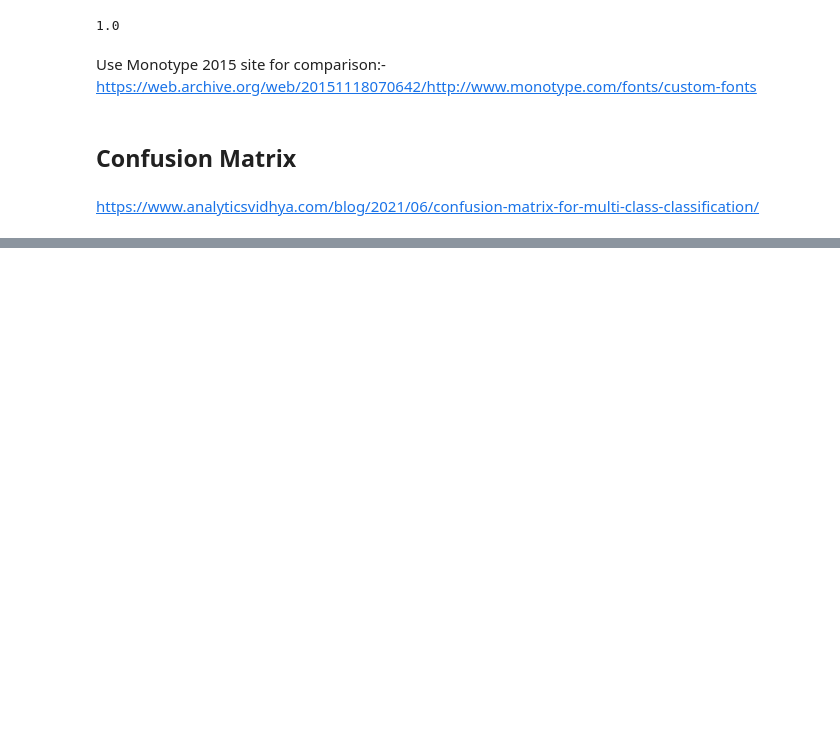
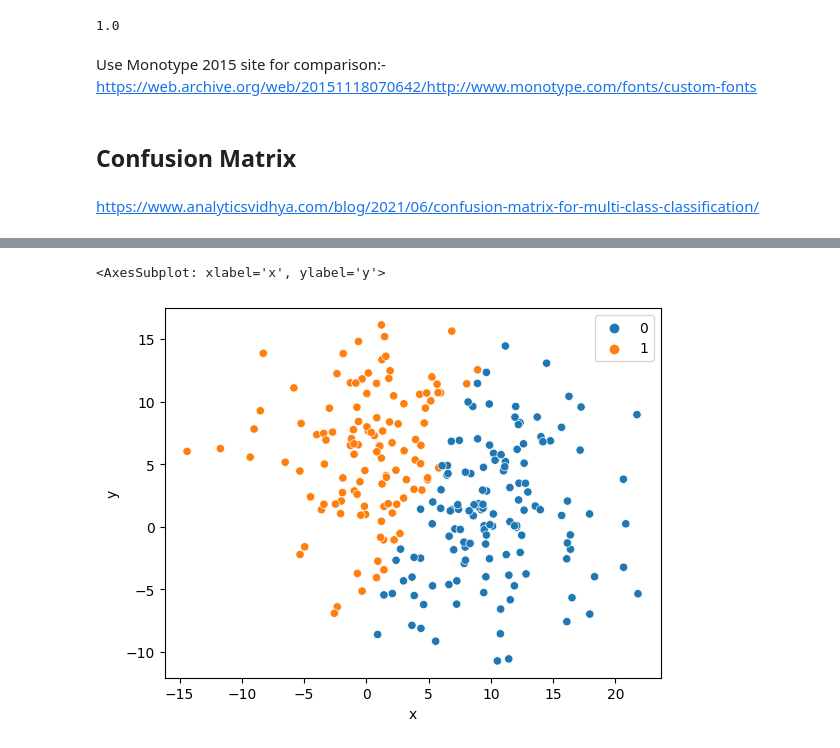
Before and after one commit to sandy-lee/keyword_classifier, a Jupyter notebook: keyword_classifier.ipynb, the cells around one changed output, grey strips where cells are left out. Saved outputs shown, nothing was run; the diff lists cells and outputs as text; code cells hidden in the pictures; blank space fills up the shorter version.

```diff
--- a/keyword_classifier.ipynb
+++ b/keyword_classifier.ipynb
@@ -530,0 +523,3 @@ print(f'\nOur out of fold AUC score is {general_auc_score:0.4f}')
+# %%
+# Split train and test sets
+X_train, X_test, y_train, y_test = train_test_split(X, y, test_size = 0.25)
@@ -530,0 +528,3 @@ print(f'\nOur out of fold AUC score is {general_auc_score:0.4f}')
+# %%
+# Create the model object
+model = GaussianNB()
@@ -530,0 +536,3 @@ print(f'\nOur out of fold AUC score is {general_auc_score:0.4f}')
+# %%
+# Predict the classes on the test data
+y_pred = model.predict(X_test)
@@ -530,0 +565,6 @@ print(f'\nOur out of fold AUC score is {general_auc_score:0.4f}')
+# %%
+# Show the predictions
+sns.scatterplot(x = X_test['x'], y = X_test['y'], hue = y_pred)
+# %% [output]
+<AxesSubplot: xlabel='x', ylabel='y'>
+[figure, added]
```
Also changed, not shown: parts of 43 cells of this notebook.
